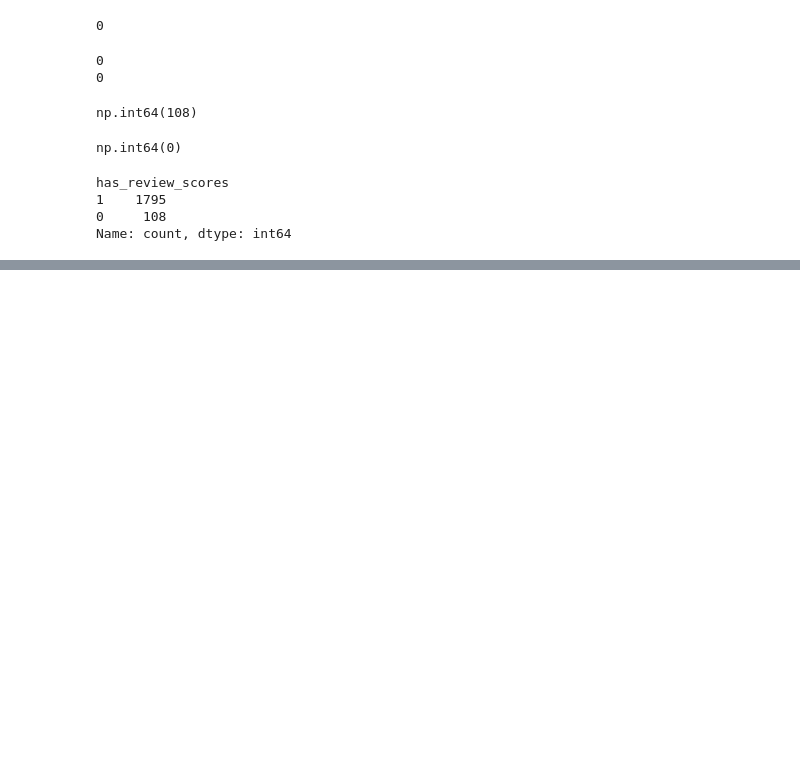
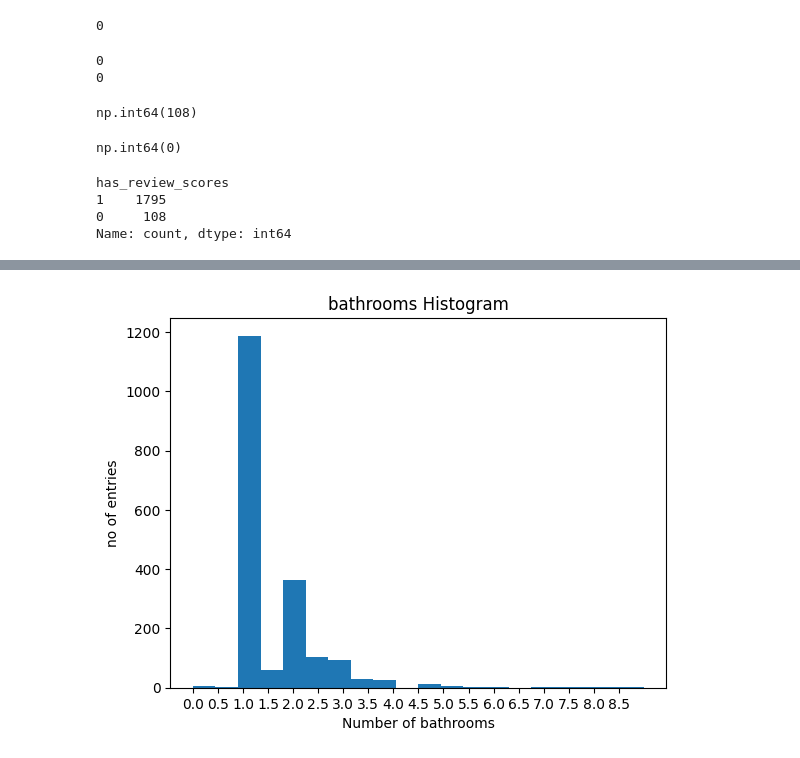
Before and after one commit to Vineet-Reddy-Saddi/Linear-Regression-Model, a Jupyter notebook: Assignment_1.ipynb, the cells around one changed output, grey strips where cells are left out. Saved outputs shown, nothing was run; the diff lists cells and outputs as text; code cells hidden in the pictures; blank space fills up the shorter version.

```diff
--- a/Assignment_1.ipynb
+++ b/Assignment_1.ipynb
@@ -212,0 +289,9 @@ Name: count, dtype: int64
+# %%
+plt.hist(df_model["bathrooms"],bins="auto", edgecolor="blue")
+plt.xticks(np.arange(0, 8.6, 0.5))
+plt.xlabel("Number of bathrooms")
+plt.ylabel("no of entries")
+plt.title("bathrooms Histogram")
+plt.show()
+# %% [output]
+[figure, added]
```
Also changed, not shown: parts of 15 cells of this notebook.
